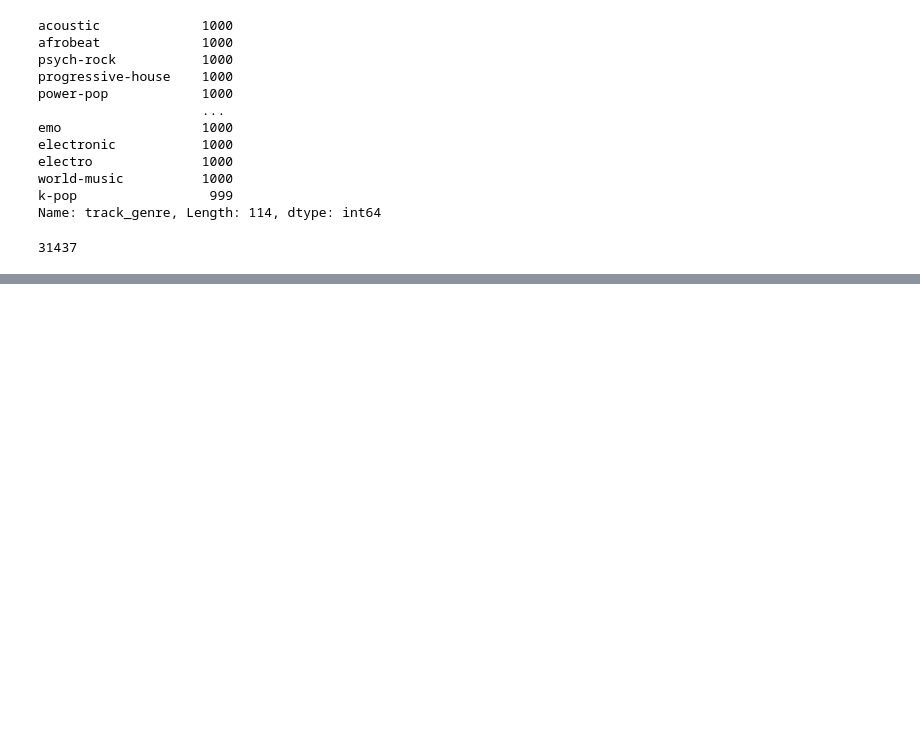
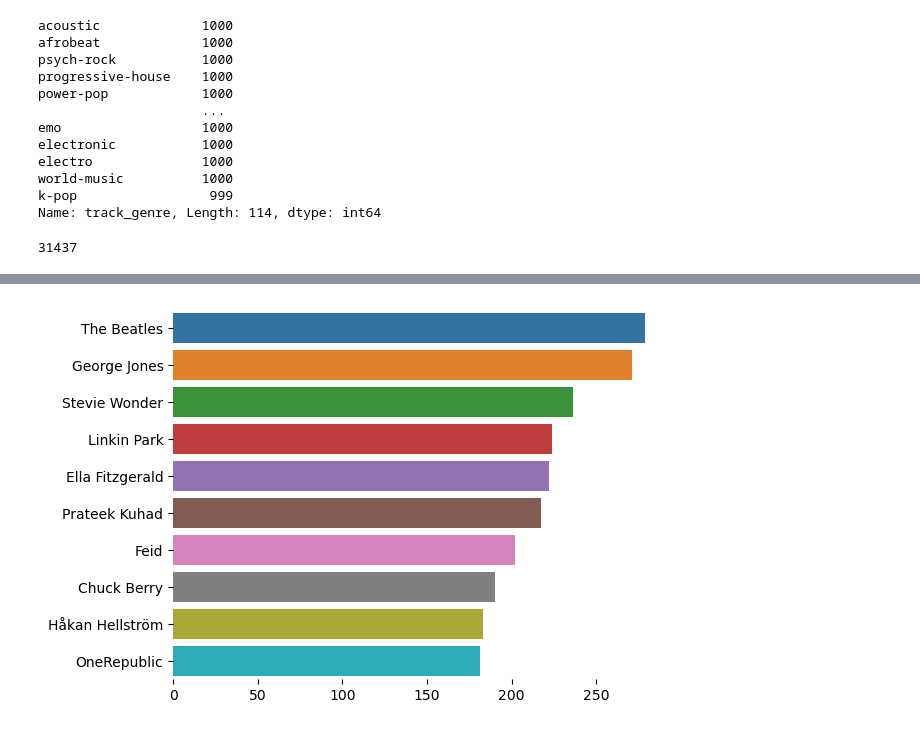
Before and after one commit to HannahSRaju/ITCS5156_Project, a Jupyter notebook: MusicRecommendation.ipynb, the cells around one changed output, grey strips where cells are left out. Drawn from its saved outputs; the diff is of its cells as text; code cells hidden in the pictures; blank space fills up the shorter version.

```diff
--- a/MusicRecommendation.ipynb
+++ b/MusicRecommendation.ipynb
@@ -149,0 +217,3 @@ df.artists.nunique()
+# %%
+ten_pop_artists = pop_artists[:10]
+ten_pop_artists
@@ -149,0 +232,9 @@ df.artists.nunique()
+# %%
+labels = ten_pop_artists['artists'].tolist()
+counts = ten_pop_artists['popularity'].tolist()
+# %%
+plt.figure()
+sns.barplot(x=counts, y=labels)
+sns.despine(left=True, bottom=True)
+# %% [output]
+[figure, added]
```
Also changed, not shown: parts of 26 cells of this notebook.
